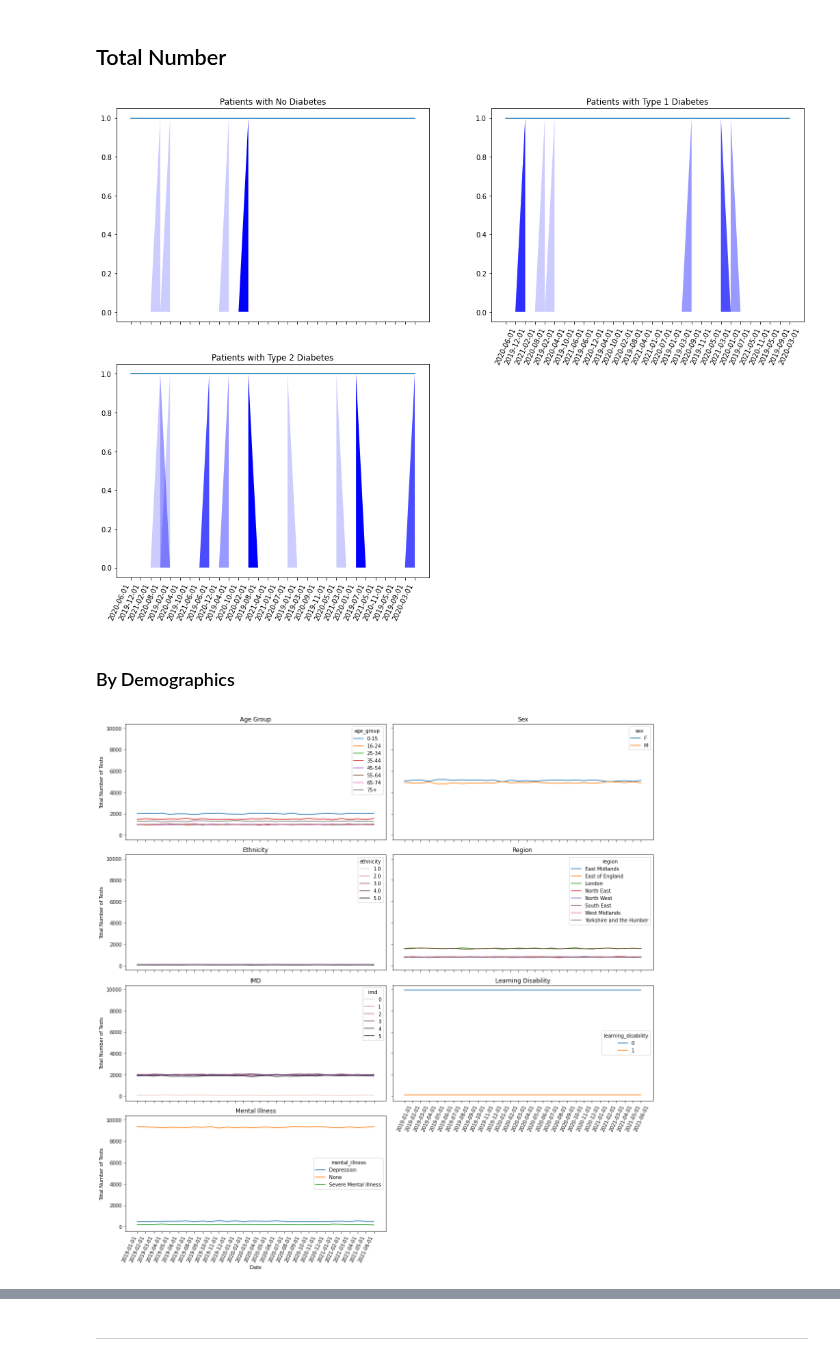
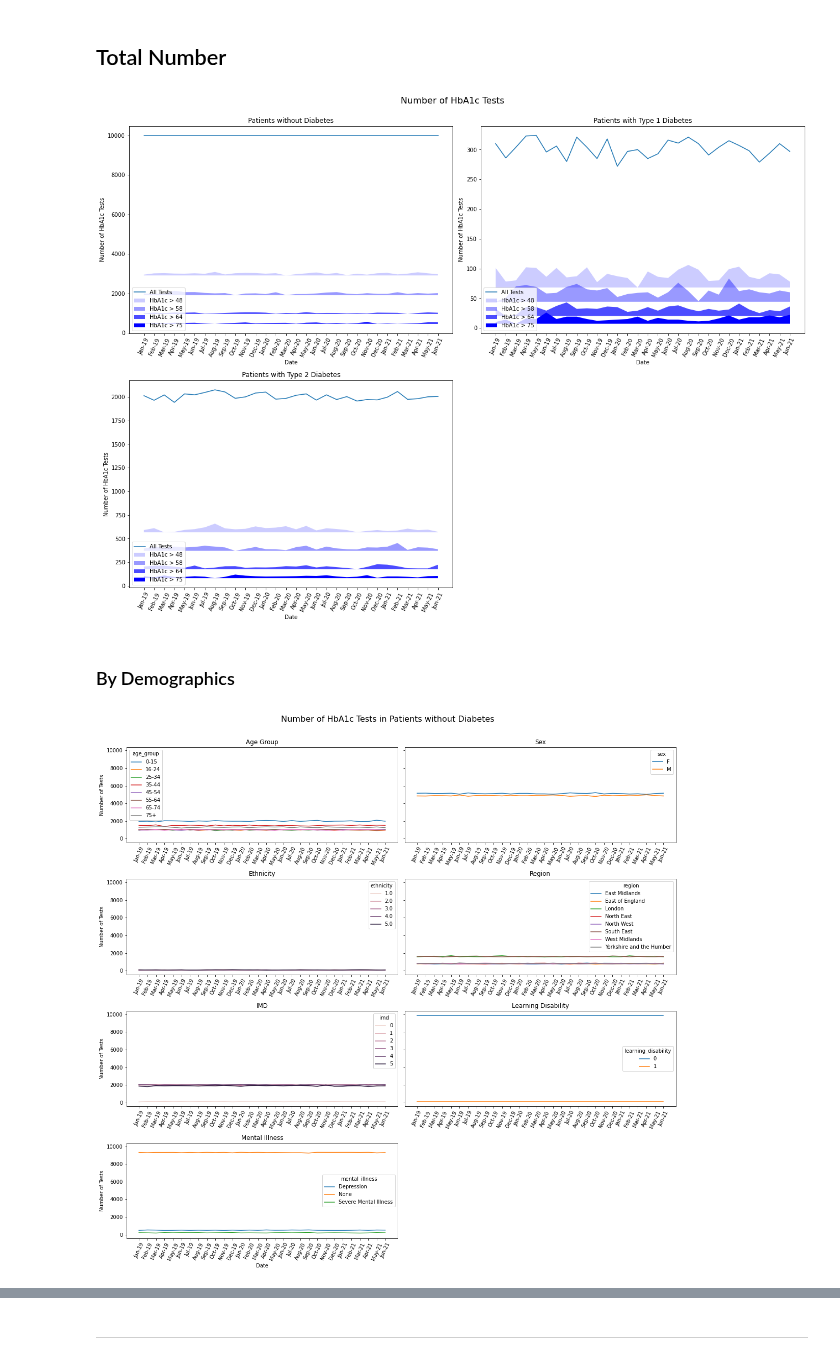
Before and after one commit to opensafely/HbA1c-levels, a Jupyter notebook: notebooks/charts.ipynb, the cells around one changed output, grey strips where cells are left out. Drawn from its saved outputs; the diff is of its cells as text; code cells hidden in the pictures.

Commit message:
Add code to suppress small numbers and reformat charts

```diff
--- a/notebooks/charts.ipynb
+++ b/notebooks/charts.ipynb
@@ -32,7 +33,11 @@ df_input = pd.concat(li, axis=0, ignore_index=False).reset_index(drop=True)
 df_t1dm = df_input.loc[df_input.diabetes_type == 'T1DM'].reset_index(drop=True)
 df_t2dm = df_input.loc[df_input.diabetes_type == 'T2DM'].reset_index(drop=True)
 # %%
+# NICE thresholds
+threshold_vars = ['hba1c_gt_48', 'hba1c_gt_58', 'hba1c_gt_64', 'hba1c_gt_75']
+
+# Numeric vars
+num_vars = ['hba1c_test'] + threshold_vars
+
 # Variables by which to subset
-subset_vars = ['date','hba1c_test',
-               'hba1c_gt_48','hba1c_gt_58',
-               'hba1c_gt_64','hba1c_gt_75']
+subset_vars = ['date'] + num_vars
@@ -42,10 +44,18 @@ threshold_vars = ['hba1c_gt_48', 'hba1c_gt_58', 'hba1c_gt_64', 'hba1c_gt_75']
 # %%
 # Functions to prepare data for visualisation
-def sum_total(df_in):
-    return df_in[subset_vars].groupby(['date']).sum().reset_index()
-
-def sum_by_group(df_in, group):
-    return df_in[[group] + subset_vars].groupby(['date', group]).sum().reset_index()
+def sum_by_group(df_in, group=''):
+    # Sort by date
+    df_in = df_in.sort_values(['date'])
+    if group == '':
+        df_out = df_in[subset_vars].groupby(['date']).sum().reset_index()
+    else:
+        df_out = df_in[[group] + subset_vars].groupby(['date', group]).sum().reset_index()
+    # Redact small numbers
+    for var in num_vars:
+        df_out[var] = df_out[var].apply(lambda x: np.where(x < 5, np.nan, x))
+    # Reformat dates
+    df_out['date'] = df_out['date'].apply(lambda x: datetime.strptime(x.strip(), '%Y-%m-%d').strftime('%b-%y'))
+    return df_out
 
 def create_pct(df_in, var):
     df_in[var + '_pct'] = (df_in[var]/df_in['hba1c_test'])*100
@@ -144,5 +155,10 @@ def create_plotgrid(measure, df_age_in, df_sex_in, df_eth_in,
     plt.savefig('../output/' + filename + '.png')
     plt.show()
+# %%
+# Lists of dataframes by demographic groups
+li_df = [df_age, df_sex, df_eth, df_reg, df_imd, df_ld, df_mi]
+li_df_t1dm = [df_age, df_sex, df_eth, df_reg, df_imd, df_ld, df_mi]
+li_df_t2dm = [df_age, df_sex, df_eth, df_reg, df_imd, df_ld, df_mi]
 # %% [markdown]
 _______
 # %% [markdown]
@@ -151,23 +167,23 @@ _______
 # Total number
 fig, axes = plt.subplots(2,2, figsize=(18, 14))
 fig.delaxes(ax=axes[1,1])
-create_chart('Patients with No Diabetes', df_input, axes[0,0])
-create_chart('Patients with Type 1 Diabetes', df_t1dm, axes[0,1])
-create_chart('Patients with Type 2 Diabetes', df_t2dm, axes[1,0])
-fig.autofmt_xdate(rotation=65)
-axes[0,1].xaxis.set_tick_params(which='both', labelbottom=True, labeltop=False, rotation=65)
+create_chart('Patients without Diabetes', df_total, axes[0,0])
+create_chart('Patients with Type 1 Diabetes', df_total_t1dm, axes[0,1])
+create_chart('Patients with Type 2 Diabetes', df_total_t2dm, axes[1,0])
+
+fig.suptitle('Number of HbA1c Tests', fontsize=16)
+fig.tight_layout(rect=[0, 0.03, 1, 0.98])
 plt.savefig('../output/total_by_dm.png')
 plt.show()
 # %% [output]
-[figure, old version]
+[figure, new version]
 # %% [markdown]
 ### By Demographics
 # %%
 # Patients without diabetes
-create_plotgrid('hba1c_test',df_age, df_sex, df_eth,
-                df_reg, df_imd, df_ld, df_mi, 'Total Number of Tests',
-                'total_nodm_by_group')
+create_plotgrid('hba1c_test', li_df, 'Number of Tests',
+                'total_nodm_by_group', 'Number of HbA1c Tests in Patients without Diabetes')
 # %% [output]
-[figure, old version]
+[figure, new version]
 # %%
 # Patients with T1DM
```
Also changed, not shown: parts of 23 cells of this notebook.
